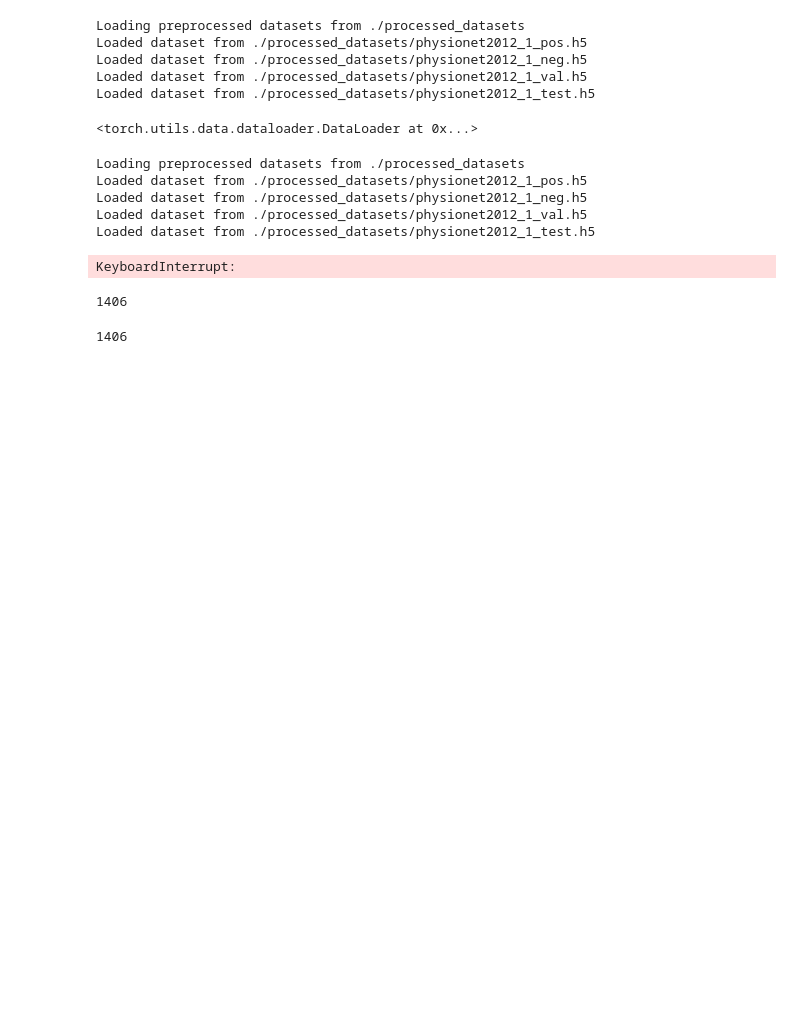
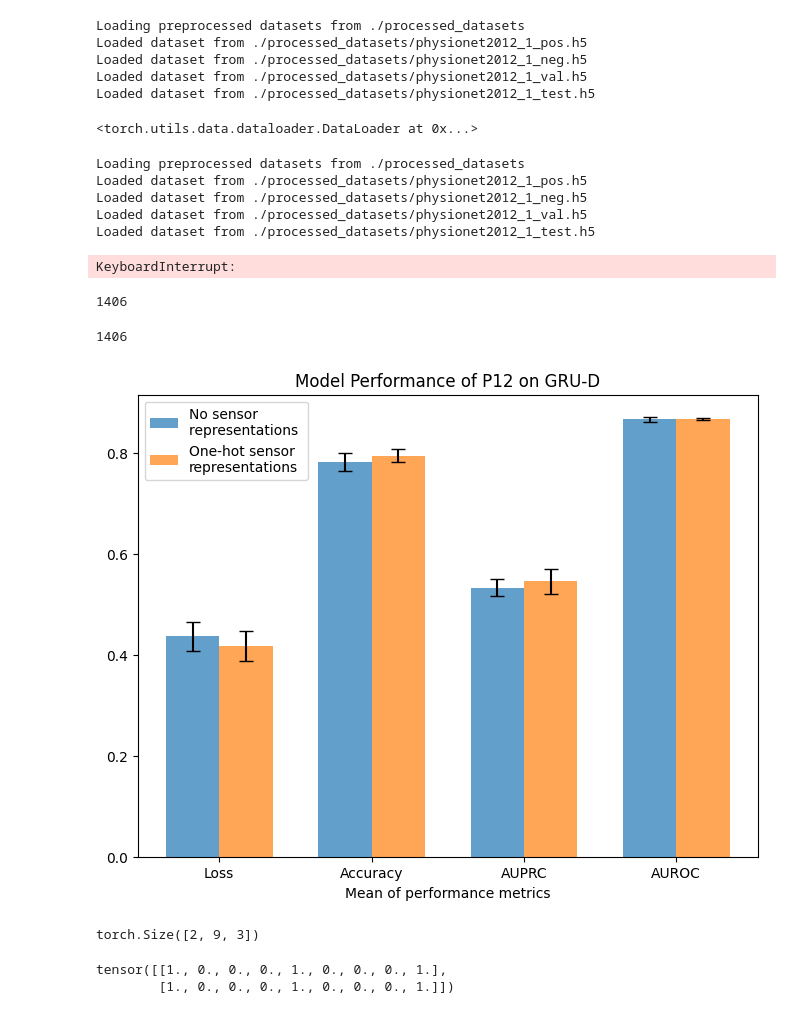
Before and after one commit to Katja-Jagd/EHR_sensor_representations, a Jupyter notebook: scripts/notebooks/data_inspection.ipynb, the cells around one changed output. Drawn from its saved outputs; the diff is of its cells as text; code cells hidden in the pictures; blank space fills up the shorter version.

```diff
--- a/scripts/notebooks/data_inspection.ipynb
+++ b/scripts/notebooks/data_inspection.ipynb
@@ -308,3 +308,48 @@ test = sensor_count + (sensor_count * sensor_count if expand_features else 0)
 print(test)
 # %% [output]
 1406
+# %%
+import json
+import numpy as np
+import matplotlib.pyplot as plt
+
+# Load JSON data from two files
+file1 = "/zhome/be/1/138857/EHR_sensor_representations/output/run_1/summary.json"  # Replace with actual file name
+file2 = "/zhome/be/1/138857/EHR_sensor_representations/output/run_2/summary.json"  # Replace with actual file name
+
+with open(file1, "r") as f:
+    data1 = json.load(f)
+
+with open(file2, "r") as f:
+    data2 = json.load(f)
+
+# Extract metrics
+metrics = ["mean_loss", "mean_accuracy", "mean_auprc", "mean_auroc"]
+std_metrics = ["std_loss", "std_accuracy", "std_auprc", "std_auroc"]
+
+means1 = [data1[m] for m in metrics]
+means2 = [data2[m] for m in metrics]
+
+stds1 = [data1[s] for s in std_metrics]
+stds2 = [data2[s] for s in std_metrics]
+
+# Plot bar chart
+x_labels = ["Loss", "Accuracy", "AUPRC", "AUROC"]
+x = np.arange(len(metrics))
+width = 0.35  # Bar width
+
+fig, ax = plt.subplots(figsize=(8, 6))
+bars1 = ax.bar(x - width/2, means1, width, yerr=stds1, capsize=5, label="No sensor \nrepresentations ", alpha=0.7)
+bars2 = ax.bar(x + width/2, means2, width, yerr=stds2, capsize=5, label="One-hot sensor \nrepresentations", alpha=0.7)
+
+# Labels and formatting
+ax.set_xlabel("Mean of performance metrics")
+ax.set_ylabel("")
+ax.set_title("Model Performance of P12 on GRU-D")
+ax.set_xticks(x)
+ax.set_xticklabels(x_labels)
+ax.legend()
+
+plt.show()
+# %% [output]
+[figure, added]
@@ -310,0 +366,9 @@ print(test)
+# %%
+one_hot.shape
+# %% [output]
+torch.Size([2, 9, 3])
+# %%
+one_hot[:,:,1]
+# %% [output]
+tensor([[1., 0., 0., 0., 1., 0., 0., 0., 1.],
+        [1., 0., 0., 0., 1., 0., 0., 0., 1.]])
```
Also changed, not shown: parts of 2 cells of this notebook, 3 other files.
